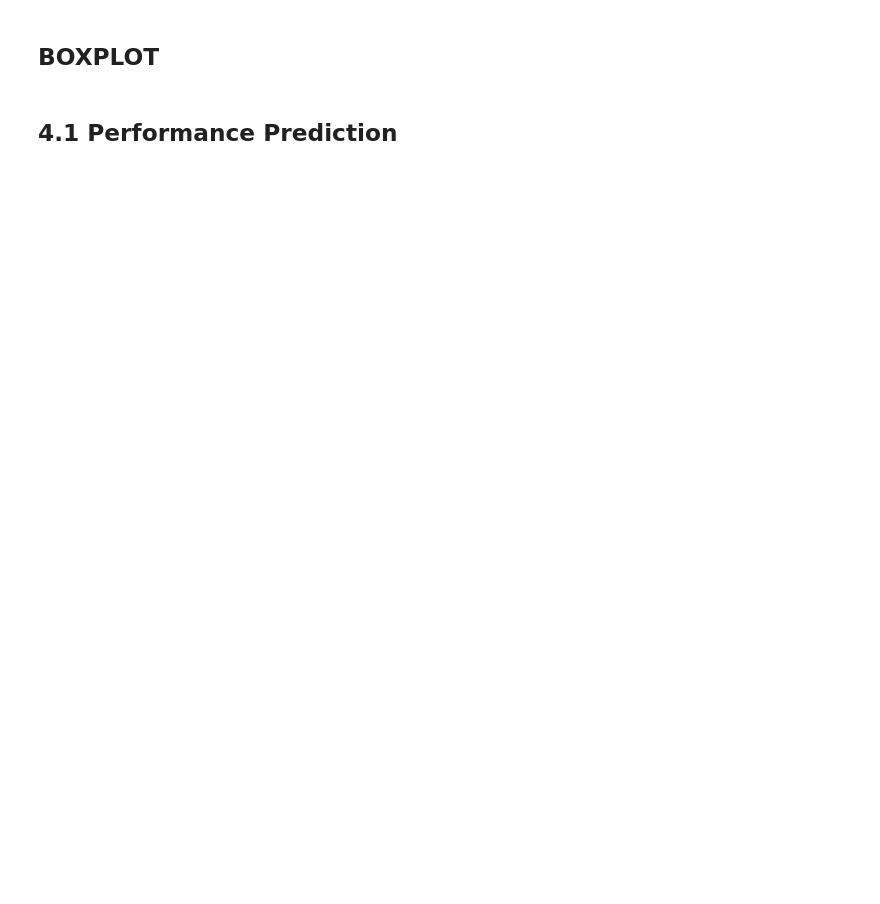
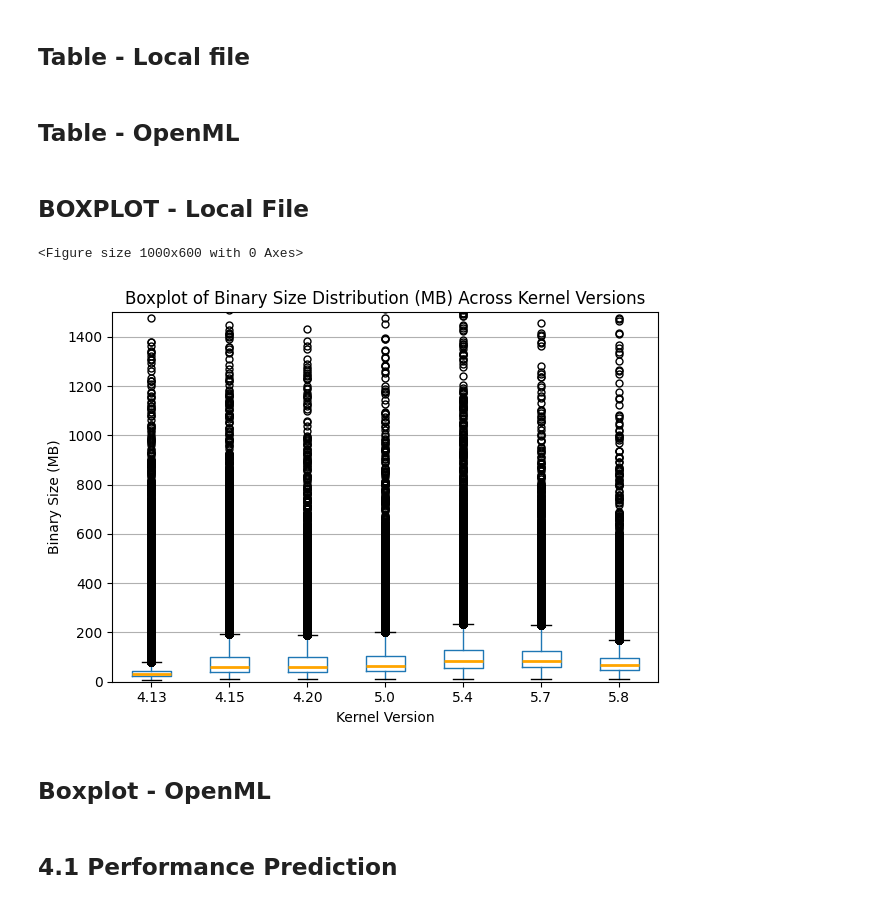
Before and after one commit to heraldoborges/tuxkconfig-analysis, a Jupyter notebook: datapaper.ipynb, the cells around one changed output. Cells and saved outputs as stored; diff of their text form; code cells hidden in the pictures; blank space fills up the shorter version.

```diff
--- a/datapaper.ipynb
+++ b/datapaper.ipynb
@@ -1,2 +1,4 @@
+# %% [markdown]
+## Table - Local file
 # %%
 import pandas as pd
@@ -77 +52,3 @@ def generate_kernel_stats_table(dataset_paths):
+# %% [markdown]
+## Table - OpenML
 # %%
@@ -90,4 +100,50 @@ print(table)
 # %% [markdown]
-## BOXPLOT
+## BOXPLOT - Local File
+# %%
+import pandas as pd
+import matplotlib.pyplot as plt
+
+# Define paths to the local dataset files and corresponding Linux kernel versions
+dataset_info = [
+    ("4.13", "dataset_413.pkl"),
+    ("4.15", "dataset_415.pkl"),
+    ("4.20", "dataset_420.pkl"),
+    ("5.0", "dataset_500.pkl"),
+    ("5.4", "dataset_504.pkl"),
+    ("5.7", "dataset_507.pkl"),
+    ("5.8", "dataset_508.pkl")
+]
+
+all_data = []
+for version, dataset_path in dataset_info:
+    df = pd.read_pickle(dataset_path)
+
+    # Convert 'vmlinux' binary size from bytes to MB
+    if "vmlinux" in df.columns:
+        df["vmlinux"] = df["vmlinux"] / (1024 * 1024)
+        df["Version"] = version
+        all_data.append(df[["Version", "vmlinux"]])
+
+combined_df = pd.concat(all_data, ignore_index=True)
+
+plt.figure(figsize=(10, 6))
+combined_df.boxplot(by="Version", column=["vmlinux"], grid=False, showfliers=True,
+                    flierprops=dict(marker='o', markersize=5, linestyle='none', markeredgecolor='black'),
+                    medianprops=dict(color='orange', linewidth=2))
+
+plt.title("Boxplot of Binary Size Distribution (MB) Across Kernel Versions")
+plt.suptitle('')  # Remove the automatic subtitle
+plt.xlabel("Kernel Version")
+plt.ylabel("Binary Size (MB)")
+plt.ylim(0, 1500)
+plt.grid(axis='y')
+plt.tight_layout()
+plt.savefig("tuxkconfig_boxplot.png", dpi=300)
+plt.show()
+# %% [output]
+<Figure size 1000x600 with 0 Axes>
+[figure, added]
+# %% [markdown]
+## Boxplot - OpenML
 # %%
 import pandas as pd
@@ -160,5 +198,5 @@ generate_binary_size_boxplot(dataset_paths)
-# %% [markdown]
-## 4.1 Performance Prediction
+# %% [markdown]
+## 4.1 Performance Prediction
 # %%
 import pandas as pd
 import numpy as np
```
Also changed, not shown: parts of 11 cells of this notebook.
